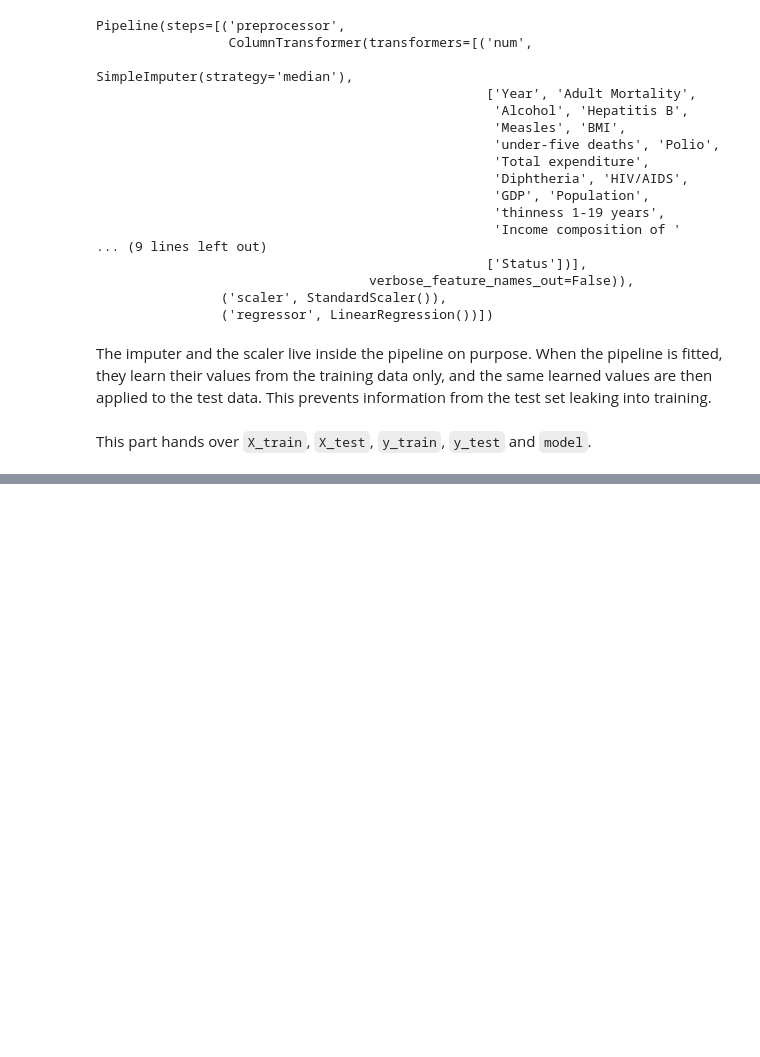
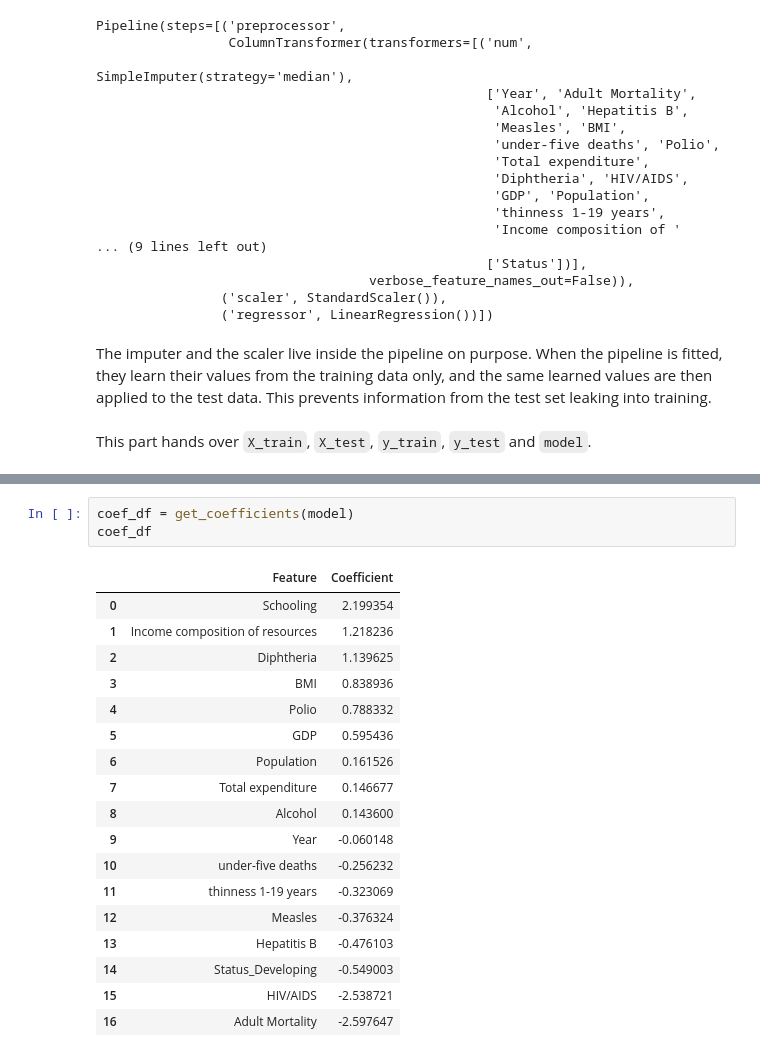
Before and after one commit to aaditverma0/life-expectancy-predictor, a Jupyter notebook: notebooks/main.ipynb, the cells around one changed output, grey strips where cells are left out. Cells and saved outputs as stored; diff of their text form; blank space fills up the shorter version.

```diff
--- a/notebooks/main.ipynb
+++ b/notebooks/main.ipynb
@@ -618,0 +403,22 @@ This part hands over `cv_scores`, `y_pred`, `evaluation_results`, `comparison_df
+# %%
+coef_df = get_coefficients(model)
+coef_df
+# %% [output]
+|  | Feature | Coefficient |
+| 0 | Schooling | 2.199354 |
+| 1 | Income composition of resources | 1.218236 |
+| 2 | Diphtheria | 1.139625 |
+| 3 | BMI | 0.838936 |
+| 4 | Polio | 0.788332 |
+| 5 | GDP | 0.595436 |
+| 6 | Population | 0.161526 |
+| 7 | Total expenditure | 0.146677 |
+| 8 | Alcohol | 0.143600 |
+| 9 | Year | -0.060148 |
+| 10 | under-five deaths | -0.256232 |
+| 11 | thinness 1-19 years | -0.323069 |
+| 12 | Measles | -0.376324 |
+| 13 | Hepatitis B | -0.476103 |
+| 14 | Status_Developing | -0.549003 |
+| 15 | HIV/AIDS | -2.538721 |
+| 16 | Adult Mortality | -2.597647 |
```
Also changed, not shown: parts of 48 cells of this notebook.
